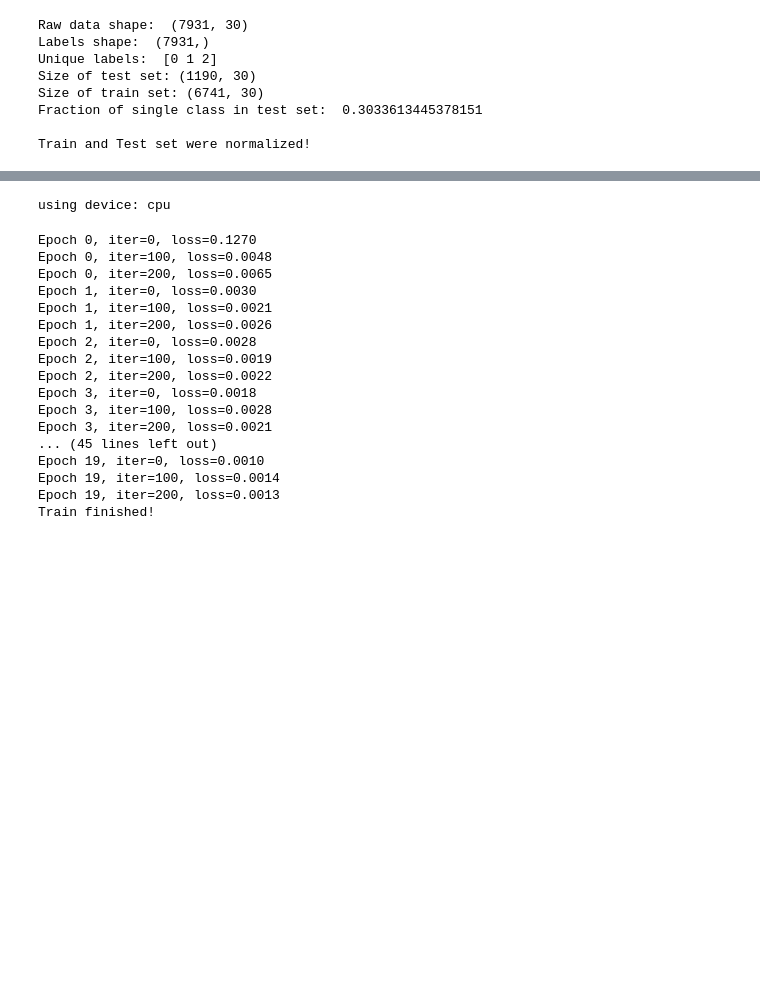
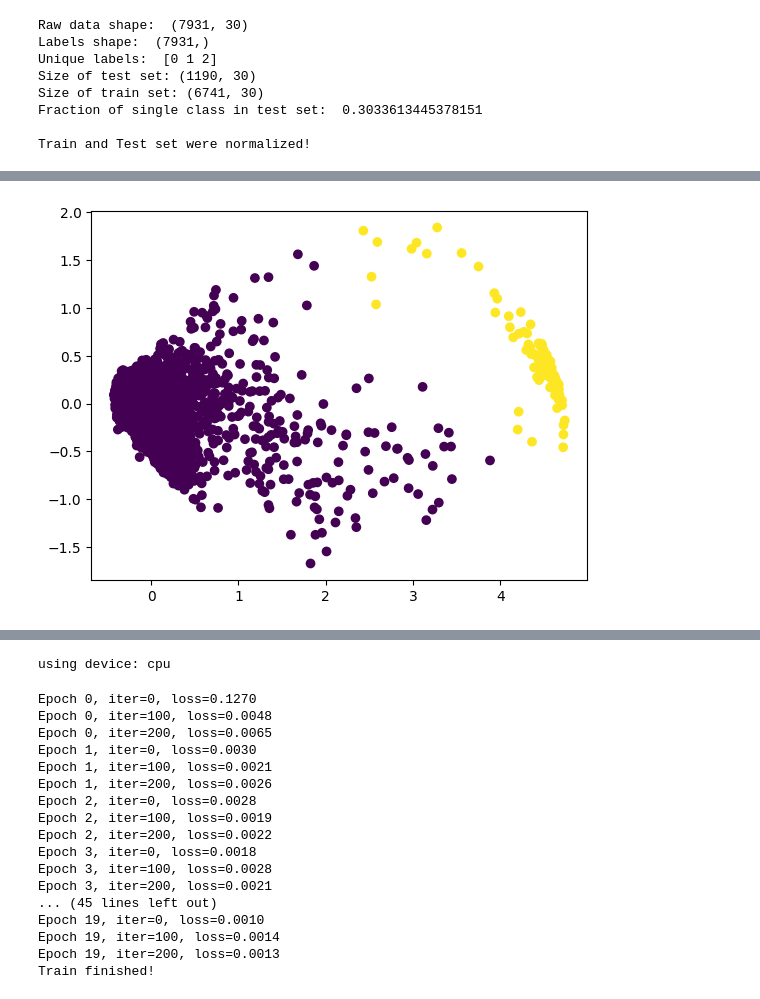
Before and after one commit to GuiMacielPereira/sensor_ML, a Jupyter notebook: data_processing/PCA_Autoencoders.sync.ipynb, the cells around one changed output, grey strips where cells are left out. Cells and saved outputs as stored; diff of their text form; code cells hidden in the pictures; blank space fills up the shorter version.

```diff
--- a/data_processing/PCA_Autoencoders.sync.ipynb
+++ b/data_processing/PCA_Autoencoders.sync.ipynb
@@ -60,10 +60,10 @@ for i in range(10):
 plt.show()
 
 from mpl_toolkits.mplot3d import Axes3D
-trans, recon = pca_transform(3)
+trans3d, recon3d = pca_transform(3)
 fig = plt.figure()
 ax = fig.add_subplot(111, projection='3d')
-ax.scatter(trans[:,0], trans[:,1], trans[:,2], c=ytrain)
+ax.scatter(trans3d[:,0], trans3d[:,1], trans3d[:,2], c=ytrain)
 plt.show()
 # %% [output]
 Fraction of variance in each component: [0.7602342  0.10846632]
@@ -75 +75,15 @@ Total explained variance: 0.9277001091992038
 [figure]
+# %%
+# Look at points that seem like anomalies
+
+# Implement spectral clustering since clusters are not spherical
+from scipy.spatial.distance import cdist
+from sklearn.cluster import spectral_clustering
+
+sigma = 0.2
+W = np.exp(-0.5*cdist(trans, trans, 'sqeuclidean')/sigma**2)
+sc_clusters = spectral_clustering(W, n_clusters=2)
+plt.scatter(trans[:, 0], trans[:, 1], c=sc_clusters)
+plt.show()
+# %% [output]
+[figure, added]
```
Also changed, not shown: parts of 2 cells of this notebook, 4 other files.
